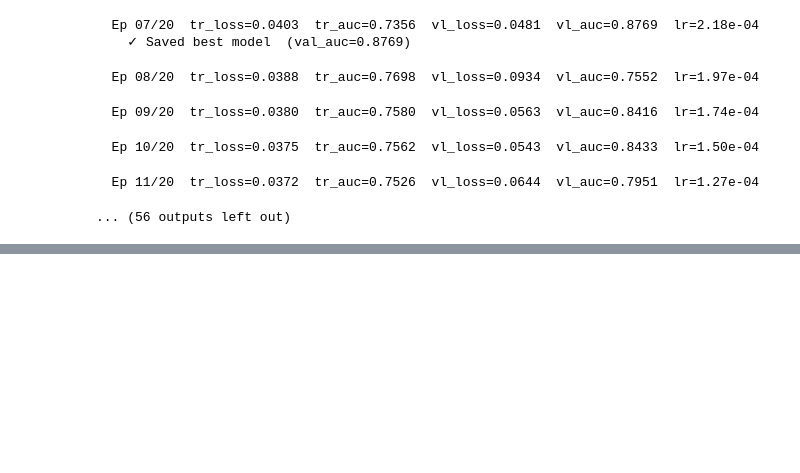
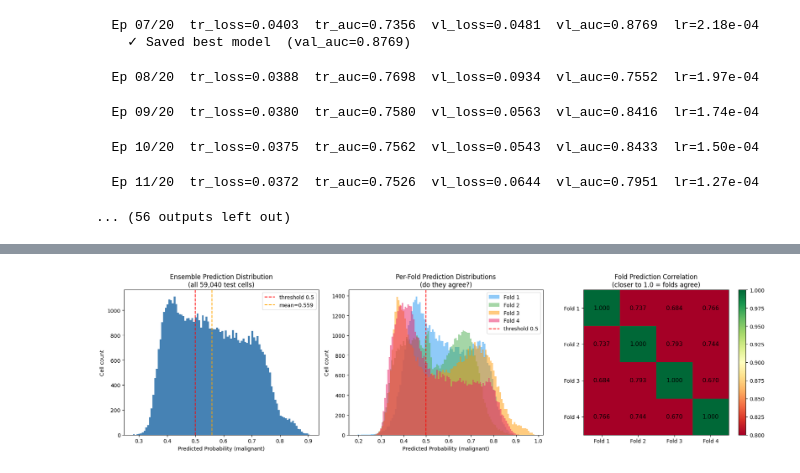
Before and after one commit to DiyanshuKundu/Multimodal-Cancer-Classification-Challenge2, a Jupyter notebook: CancerClassification.ipynb, the cells around one changed output, grey strips where cells are left out. Saved outputs shown, nothing was run; the diff lists cells and outputs as text; code cells hidden in the pictures; blank space fills up the shorter version.

```diff
--- a/CancerClassification.ipynb
+++ b/CancerClassification.ipynb
@@ -911,0 +932,72 @@ Test dataframe shape: (59040, 4)
+# %%
+import matplotlib.pyplot as plt
+
+fold_colors = ['#2196F3', '#4CAF50', '#FF9800', '#E91E63']
+
+fig, axes = plt.subplots(1, 3, figsize=(18, 5))
+
+# ── Plot 1: Ensemble prediction distribution ──────────────────────────────────
+axes[0].hist(ensemble_preds, bins=100, color='steelblue', edgecolor='none')
+axes[0].axvline(0.5,  color='red',   linestyle='--', label='threshold 0.5')
+axes[0].axvline(ensemble_preds.mean(), color='orange',
+                linestyle='--', label=f'mean={ensemble_preds.mean():.3f}')
+axes[0].set_title('Ensemble Prediction Distribution\n(all 59,040 test cells)')
+axes[0].set_xlabel('Predicted Probability (malignant)')
+axes[0].set_ylabel('Cell count')
+axes[0].legend()
+
+# ── Plot 2: Per-fold prediction distributions overlaid ───────────────────────
+for i, fp in enumerate(fold_test_preds):
+    axes[1].hist(fp, bins=100, alpha=0.5,
+                 color=fold_colors[i], label=f'Fold {i+1}',
+                 edgecolor='none')
+axes[1].axvline(0.5, color='red', linestyle='--', label='threshold 0.5')
+axes[1].set_title('Per-Fold Prediction Distributions\n(do they agree?)')
+axes[1].set_xlabel('Predicted Probability (malignant)')
+axes[1].set_ylabel('Cell count')
+axes[1].legend()
+
+# ── Plot 3: Fold agreement heatmap — how similar are the 4 folds? ─────────────
+import numpy as np
+fold_array  = np.array(fold_test_preds)   # (4, 59040)
+corr_matrix = np.corrcoef(fold_array)     # (4, 4)
+
+im = axes[2].imshow(corr_matrix, cmap='RdYlGn', vmin=0.8, vmax=1.0)
+axes[2].set_title('Fold Prediction Correlation\n(closer to 1.0 = folds agree)')
+axes[2].set_xticks(range(N_FOLDS))
+axes[2].set_yticks(range(N_FOLDS))
+axes[2].set_xticklabels([f'Fold {i+1}' for i in range(N_FOLDS)])
+axes[2].set_yticklabels([f'Fold {i+1}' for i in range(N_FOLDS)])
+plt.colorbar(im, ax=axes[2])
+
+for i in range(N_FOLDS):
+    for j in range(N_FOLDS):
+        axes[2].text(j, i, f'{corr_matrix[i,j]:.3f}',
+                    ha='center', va='center', fontsize=11,
+                    color='black')
+
+plt.tight_layout()
+plt.savefig(OUTPUT_DIR / 'prediction_analysis.png', dpi=150, bbox_inches='tight')
+plt.show()
+
+# ── Text summary ──────────────────────────────────────────────────────────────
+print('=== Ensemble Prediction Summary ===')
+print(f'Total test cells     : {len(ensemble_preds):,}')
+print(f'Mean probability     : {ensemble_preds.mean():.4f}')
+print(f'Std                  : {ensemble_preds.std():.4f}')
+print(f'Min / Max            : {ensemble_preds.min():.4f} / {ensemble_preds.max():.4f}')
+print(f'Cells > 0.5 (pred M) : {(ensemble_preds > 0.5).sum():,} '
+      f'({(ensemble_preds > 0.5).mean()*100:.1f}%)')
+print(f'Cells < 0.5 (pred B) : {(ensemble_preds < 0.5).sum():,} '
+      f'({(ensemble_preds < 0.5).mean()*100:.1f}%)')
+print(f'Cells near 0.5 ±0.1  : {((ensemble_preds > 0.4) & (ensemble_preds < 0.6)).sum():,} '
+      f'  ← these are the uncertain/borderline cells')
+
+print('\n=== Per-Fold Mean Predictions ===')
+for i, fp in enumerate(fold_test_preds):
+    fp_arr = np.array(fp)
+    print(f'  Fold {i+1}: mean={fp_arr.mean():.4f}  '
+          f'std={fp_arr.std():.4f}  '
+          f'>0.5: {(fp_arr > 0.5).mean()*100:.1f}%')
+# %% [output]
+[figure, added]
```
Also changed, not shown: parts of 4 cells of this notebook.
